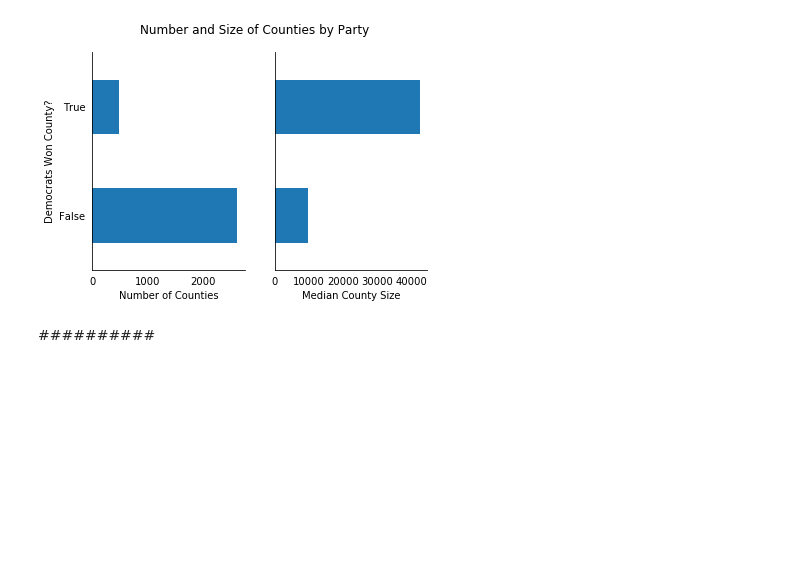
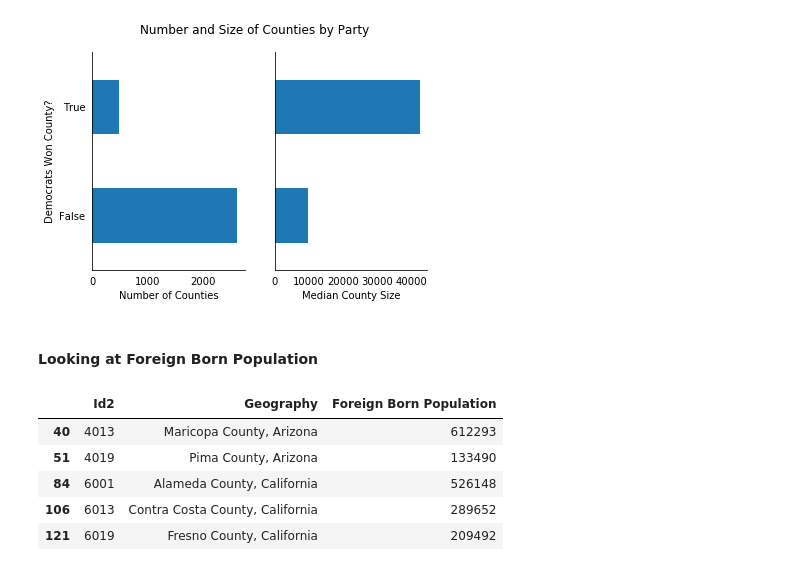
Before and after one commit to slgregoire/election, a Jupyter notebook: Election Graphs.ipynb, the cells around one changed output. Cells and saved outputs as stored; diff of their text form; code cells hidden in the pictures; blank space fills up the shorter version.

```diff
--- a/Election Graphs.ipynb
+++ b/Election Graphs.ipynb
@@ -222,5 +241,3 @@ with PdfPages('size_num_counties_by_party.pdf') as pdf:
     pdf.savefig()
 # %% [output]
 [figure]
-# %% [markdown]
-##########
@@ -228,0 +244,16 @@ df_results.select_dtypes(include=[np.number])
+# %% [markdown]
+#### Looking at Foreign Born Population
+# %%
+foreign_born = df_acs['Id.1'] == 601
+df_acs_foreign_born = df_acs[foreign_born]
+df_acs_foreign_born = df_acs_foreign_born.loc[:,:'Estimate; TOTAL NUMBER OF RACES REPORTED - Total population']
+df_acs_foreign_born = df_acs_foreign_born.rename(columns={'Estimate; TOTAL NUMBER OF RACES REPORTED - Total population':'Foreign Born Population'})
+df_acs_foreign_born = df_acs_foreign_born.drop(['Population Group', 'Id','Id.1'], axis=1)
+df_acs_foreign_born.head()
+# %% [output]
+|  | Id2 | Geography | Foreign Born Population |
+| 40 | 4013 | Maricopa County, Arizona | 612293 |
+| 51 | 4019 | Pima County, Arizona | 133490 |
+| 84 | 6001 | Alameda County, California | 526148 |
+| 106 | 6013 | Contra Costa County, California | 289652 |
+| 121 | 6019 | Fresno County, California | 209492 |
```
Also changed, not shown: parts of 9 cells of this notebook, 4 other files.
